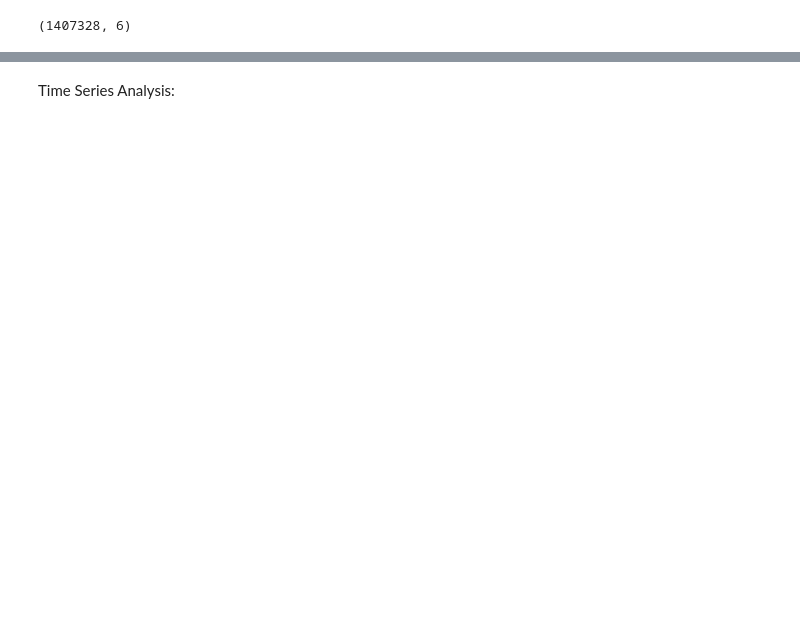
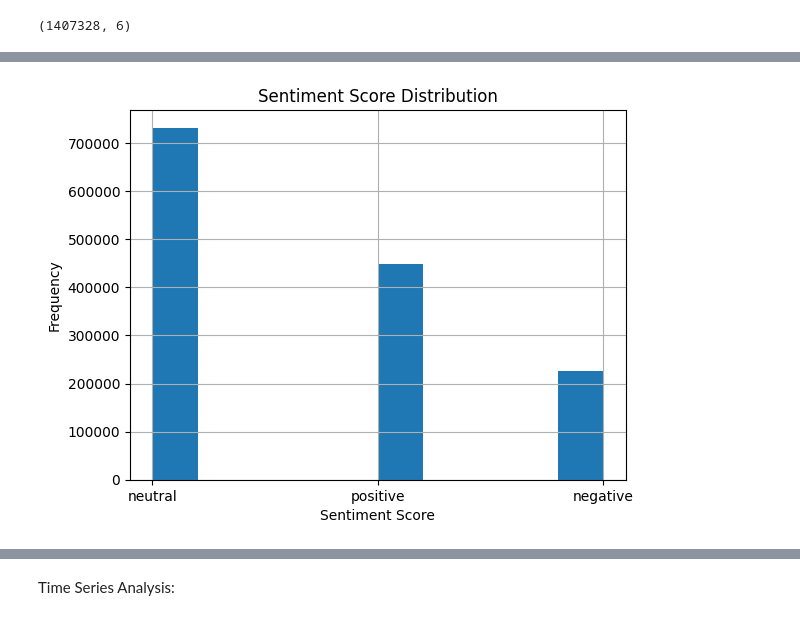
Before and after one commit to tesfayefekadu/kifiya_week_1, a Jupyter notebook: notebooks/Eda_analysis.ipynb, the cells around one changed output, grey strips where cells are left out. Cells and saved outputs as stored; diff of their text form; code cells hidden in the pictures; blank space fills up the shorter version.

```diff
--- a/notebooks/Eda_analysis.ipynb
+++ b/notebooks/Eda_analysis.ipynb
@@ -234,0 +139,6 @@ plt.show()  # Display the chart
+# %%
+# Perform sentiment analysis
+df = sentiment_analysis(data)
+
+print("Sentiment Distribution:")
+print(df['sentiment'].value_counts())
@@ -234,0 +172,9 @@ plt.show()  # Display the chart
+# %%
+# histogram for the distribution of sentiment scores
+df["sentiment"].hist()
+plt.title("Sentiment Score Distribution")
+plt.xlabel("Sentiment Score")
+plt.ylabel("Frequency")
+plt.show()
+# %% [output]
+[figure, added]
```
Also changed, not shown: parts of 33 cells of this notebook, 3 other files.
